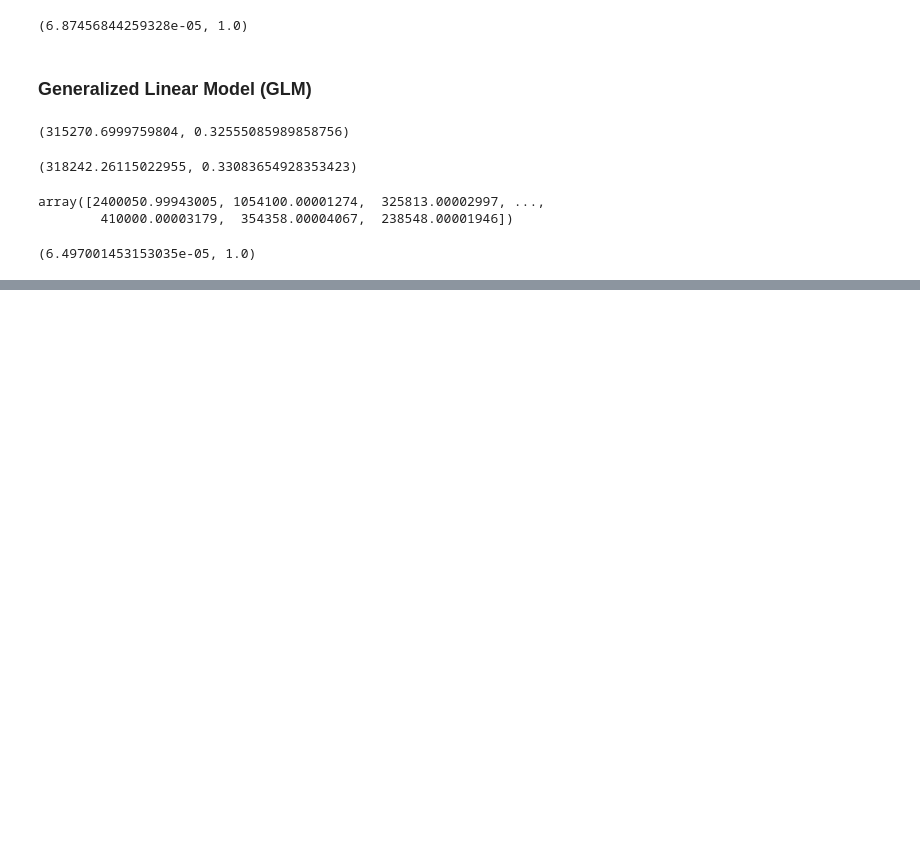
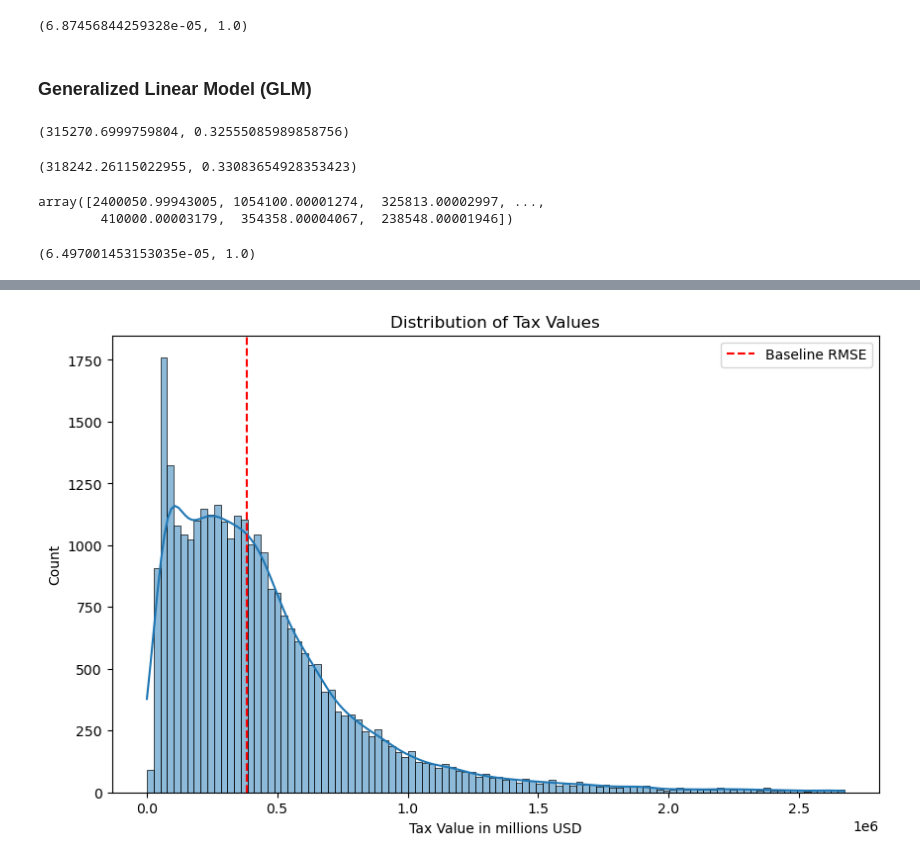
Before and after one commit to scottbarnett97/Regression-Project-Estimating-Home-Value, a Jupyter notebook: workbook_project.ipynb, the cells around one changed output, grey strips where cells are left out. Cells and saved outputs as stored; diff of their text form; code cells hidden in the pictures; blank space fills up the shorter version.

```diff
--- a/workbook_project.ipynb
+++ b/workbook_project.ipynb
@@ -1601,0 +1759,16 @@ NameError: name 'baseline' is not defined
+# %%
+def get_distplot():
+    # Plot the distribution of the target variable
+    plt.figure(figsize=(10, 6))
+    sns.histplot(train['taxvalue'], kde=True)
+    plt.xlabel('Tax Value in millions USD')
+    plt.ylabel('Count')
+    plt.title('Distribution of Tax Values')
+    # Add a vertical line for the baseline RMSE
+    plt.axvline(x=383891.952694, color='red', linestyle='--', label='Baseline RMSE')
+    plt.legend()
+    plt.show()
+# %%
+get_distplot()
+# %% [output]
+[figure, added]
```
Also changed, not shown: parts of 9 cells of this notebook, 3 other files.
